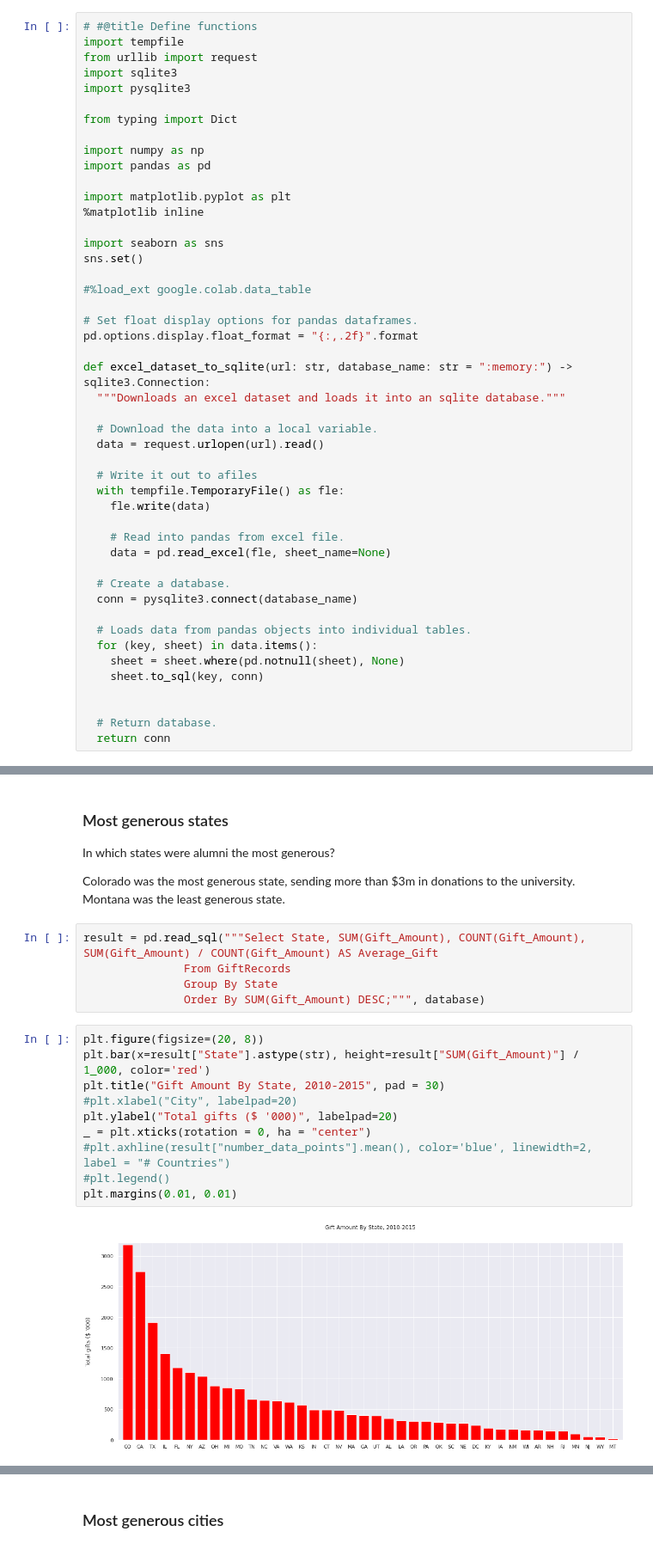
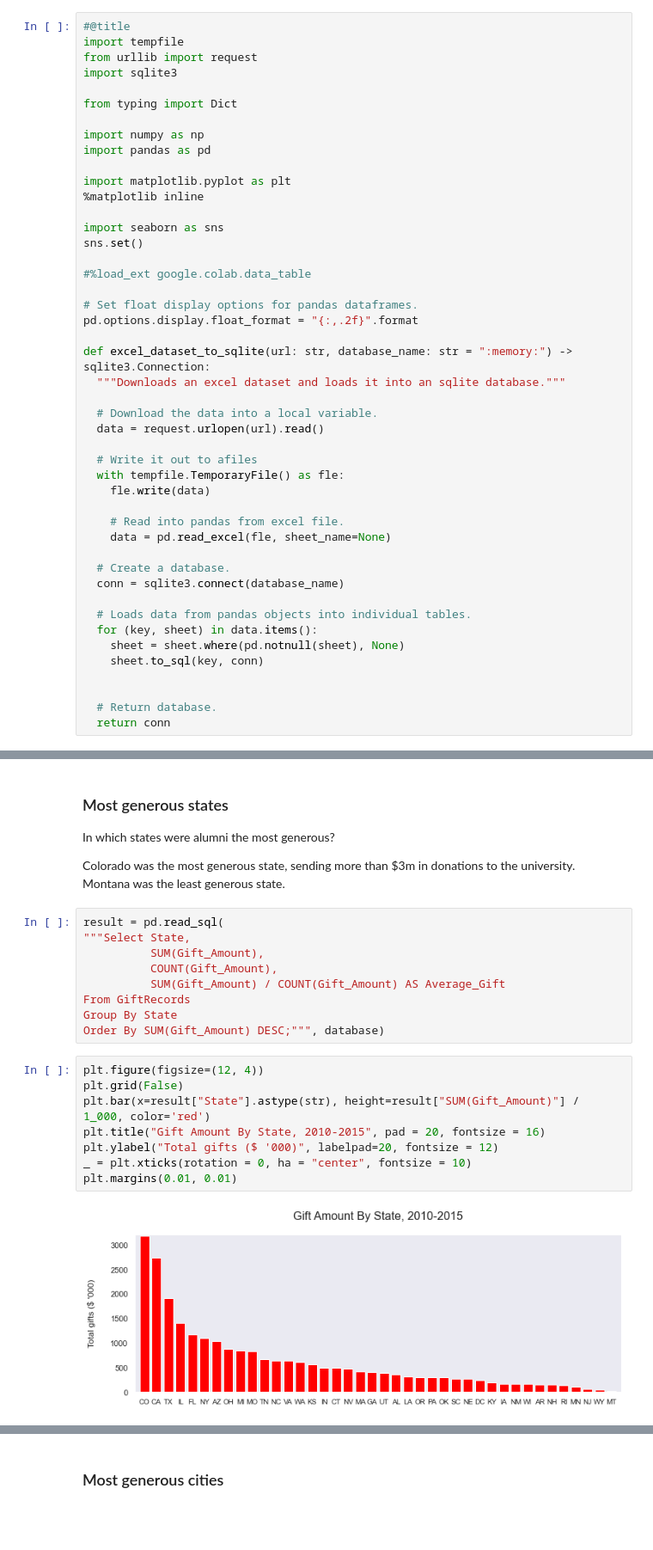
Before and after one commit to mmccrechowicz/mmccrechowicz.github.io, a Jupyter notebook: content/posts/University_Donations.ipynb, the cells around one changed output, grey strips where cells are left out. Shown: that part at 86% size. Saved outputs shown, nothing was run; the diff lists cells and outputs as text; blank space fills up the shorter version.

```diff
--- a/content/posts/University_Donations.ipynb
+++ b/content/posts/University_Donations.ipynb
@@ -20,11 +16,10 @@ The original dataset can be downloaded [here](https://public.tableau.com/s/sites
 # %% [markdown]
 ### Define functions
 # %%
-# #@title Define functions
+#@title
 import tempfile
 from urllib import request
 import sqlite3
-import pysqlite3
 
 from typing import Dict
 
@@ -56,7 +51,7 @@ def excel_dataset_to_sqlite(url: str, database_name: str = ":memory:") -> sqlite
     data = pd.read_excel(fle, sheet_name=None)
 
   # Create a database.
-  conn = pysqlite3.connect(database_name)
+  conn = sqlite3.connect(database_name)
 
   # Loads data from pandas objects into individual tables.
   for (key, sheet) in data.items():
@@ -444,22 +385,24 @@ In which states were alumni the most generous?
 
 Colorado was the most generous state, sending more than $3m in donations to the university. Montana was the least generous state.
 # %%
-result = pd.read_sql("""Select State, SUM(Gift_Amount), COUNT(Gift_Amount), SUM(Gift_Amount) / COUNT(Gift_Amount) AS Average_Gift
-               From GiftRecords
-               Group By State
-               Order By SUM(Gift_Amount) DESC;""", database)
+result = pd.read_sql(
+"""Select State,
+          SUM(Gift_Amount),
+          COUNT(Gift_Amount),
+          SUM(Gift_Amount) / COUNT(Gift_Amount) AS Average_Gift
+From GiftRecords
+Group By State
+Order By SUM(Gift_Amount) DESC;""", database)
 # %%
-plt.figure(figsize=(20, 8))
+plt.figure(figsize=(12, 4))
+plt.grid(False)
 plt.bar(x=result["State"].astype(str), height=result["SUM(Gift_Amount)"] / 1_000, color='red')
-plt.title("Gift Amount By State, 2010-2015", pad = 30)
-#plt.xlabel("City", labelpad=20)
-plt.ylabel("Total gifts ($ '000)", labelpad=20)
-_ = plt.xticks(rotation = 0, ha = "center")
-#plt.axhline(result["number_data_points"].mean(), color='blue', linewidth=2, label = "# Countries")
-#plt.legend()
+plt.title("Gift Amount By State, 2010-2015", pad = 20, fontsize = 16)
+plt.ylabel("Total gifts ($ '000)", labelpad=20, fontsize = 12)
+_ = plt.xticks(rotation = 0, ha = "center", fontsize = 10)
 plt.margins(0.01, 0.01)
 # %% [output]
-[figure, old version]
+[figure, new version]
 # %% [markdown]
 Let's look at Colorado and Montana in more detail.
 
```
Also changed, not shown: parts of 49 cells of this notebook, 35 other files.
